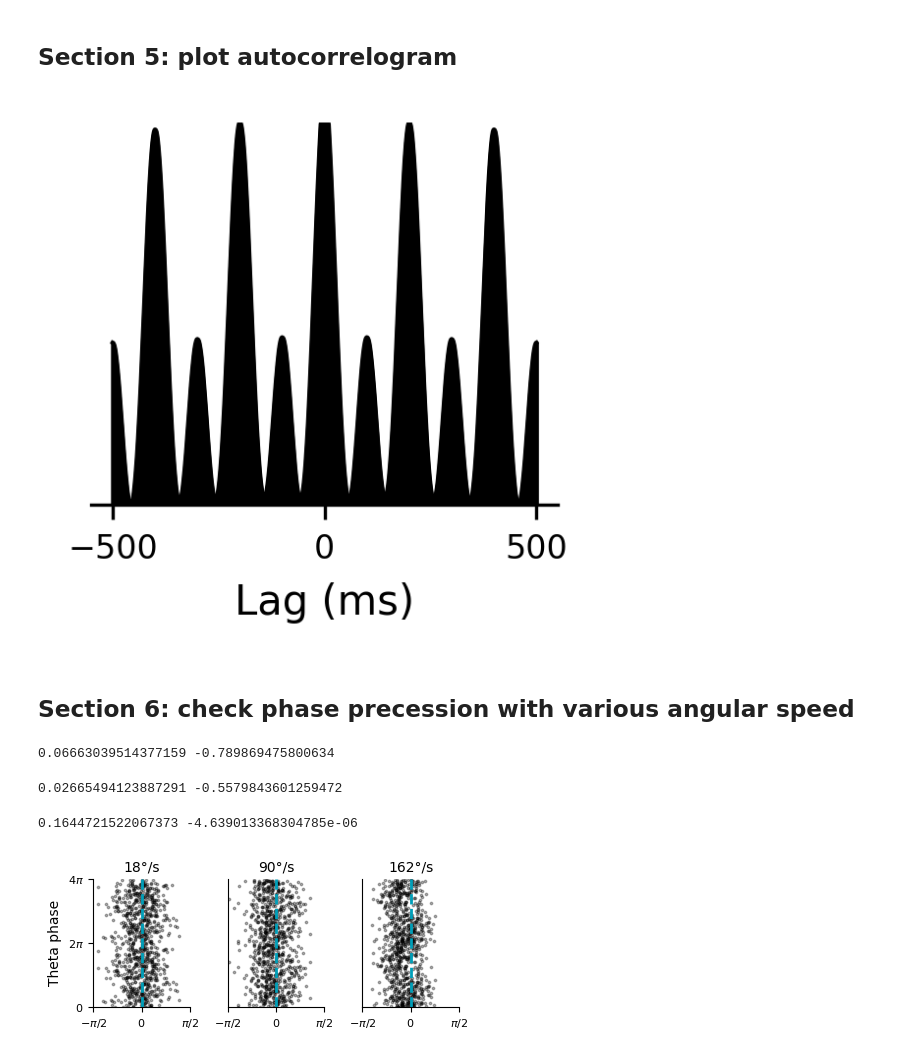
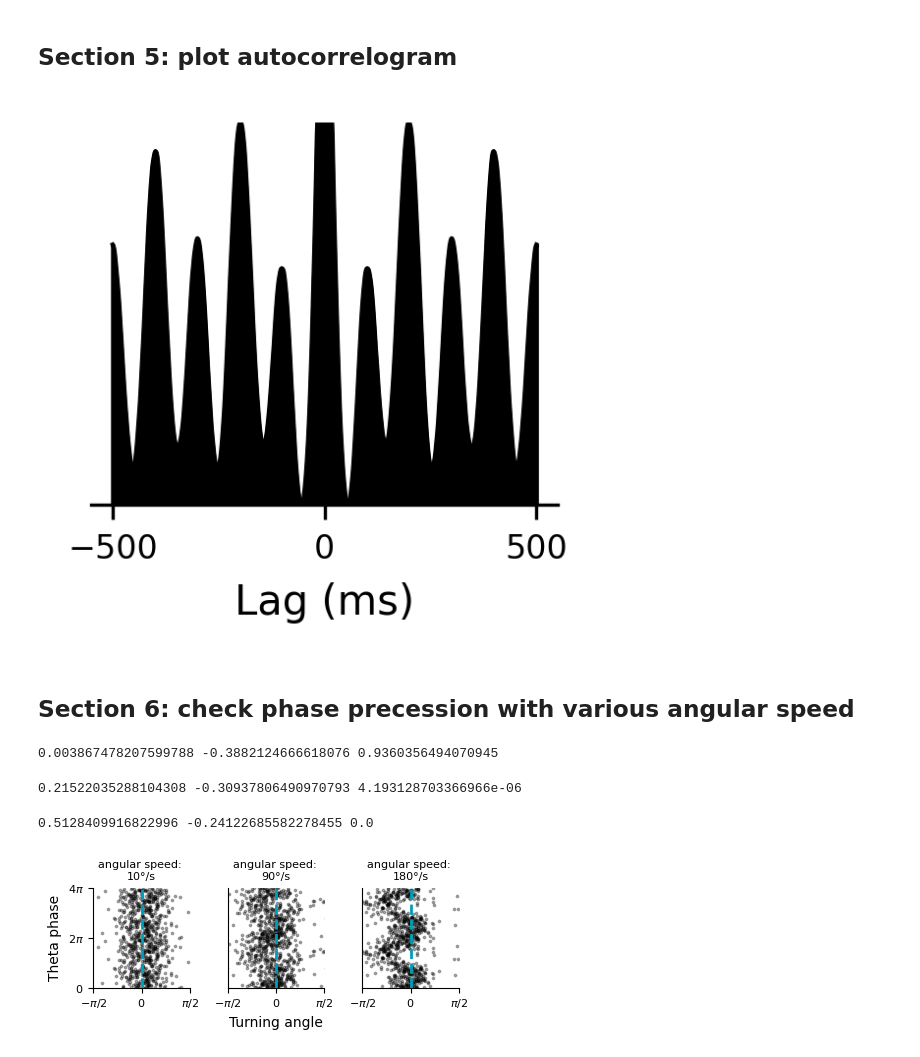
Before and after one commit to ZilongJi/HDPhasePrecession, a Jupyter notebook: HD_Sweeps.ipynb, the cells around one changed output. Saved outputs shown, nothing was run; the diff lists cells and outputs as text; code cells hidden in the pictures.

```diff
--- a/HD_Sweeps.ipynb
+++ b/HD_Sweeps.ipynb
@@ -143,7 +143,7 @@ def plot_phaseprecession(ax, cellindex, HD_activity, Head_direction, theta_phase
 
     ax.axvline(x=0, color='#009FB9', linestyle='--', linewidth=2, label = 'preferred direction')
 
-    circ_lin_corr, pval, slope, phi0, RR = cl_corr(hd_spike, tp_spike, min_slope=-1, max_slope=0, bootstrap_iter=3000, return_pval=True)
+    circ_lin_corr, pval, slope, phi0, RR = cl_corr(hd_spike, tp_spike, min_slope=-1., max_slope=0., bootstrap_iter=3000, return_pval=True)
 
     if addfitline:
         # Plot the circular-linear regression
@@ -164,8 +164,8 @@ def plot_phaseprecession(ax, cellindex, HD_activity, Head_direction, theta_phase
     ax.set_xlabel('Turning angle', fontsize=labelsize)
     ax.set_ylabel('Theta phase', fontsize=labelsize)
     #activity colorbar
-    ax.set_xlim(-0.5*np.pi, 0.5*np.pi)
-    ax.set_xticks([-0.5*np.pi, 0, 0.5*np.pi])
+    ax.set_xlim(-np.pi/2, np.pi/2)
+    ax.set_xticks([-np.pi/2, 0, np.pi/2])
     ax.set_xticklabels([r'$-\pi/2$', r'$0$', r'$\pi/2$'])
     ax.set_ylim(0, 4*np.pi)
     ax.set_yticks([0, 2*np.pi, 4*np.pi])
@@ -177,7 +177,7 @@ def plot_phaseprecession(ax, cellindex, HD_activity, Head_direction, theta_phase
     ax.spines['top'].set_visible(False)
     ax.spines['right'].set_visible(False)
 
-    return ax, circ_lin_corr, slope
+    return ax, circ_lin_corr, slope, pval
 
 def plot_autocorrelation(ax, autocorr_r_probe):
 
@@ -290,7 +290,7 @@ plt.savefig('/home/zilong/Desktop/HDPhasePrecession/figures/HD_sweep_rotating.pd
 # %% [markdown]
 ## Section 4: plot phase precession of turning angle
 # %%
-def simulate(angular_velocity_gain=1, theta_mod_base=0.2, numT=100000):
+def simulate(angular_velocity_gain=1, theta_mod_base=0.2, theta_mod_gain=0.2, numT=100000):
 
     '''
     0.5, 15, 1: precession HD
@@ -312,7 +312,7 @@ def simulate(angular_velocity_gain=1, theta_mod_base=0.2, numT=100000):
         t = i*bm.dt
         theta_phase = bm.mod(t, T_theta)/T_theta
         #calculate TheataModulator at time step i
-        ThetaModulator_HD = 1+(theta_mod_base+0.2*angular_velocity_gain)*bm.cos(theta_phase*2*bm.pi)
+        ThetaModulator_HD = 1+(theta_mod_base+theta_mod_gain*angular_velocity_gain)*bm.cos(theta_phase*2*bm.pi)
         #ThetaModulator_HD = 1+0*bm.cos(theta_phase*2*bm.pi)
         HD_net.step_run(i, Head_direction, ThetaModulator_HD)
         Internal_direction = HD_net.center
@@ -326,7 +326,7 @@ def simulate(angular_velocity_gain=1, theta_mod_base=0.2, numT=100000):
 
     time_steps = np.arange(numT)
 
-    Head_direction = generate_traj_hd(x0=0, v=angular_velocity, T=numT, var=10)
+    Head_direction = generate_traj_hd(x0=0, v=angular_velocity, T=numT, var=1)
     # plt.figure()
     Head_direction = circular_smoothing(Head_direction, sigma=10)
 
@@ -339,7 +339,7 @@ def simulate(angular_velocity_gain=1, theta_mod_base=0.2, numT=100000):
 
     return time_steps, Head_direction, center_HD, max_bump_activity, HD_activity, theta_phase
 # %%
-results = simulate(angular_velocity_gain=1, theta_mod_base=0.1, numT=200000)
+results = simulate(angular_velocity_gain=1, theta_mod_base=0.1, theta_mod_gain=0.2, numT=200000)
 time_steps, Head_direction, center_HD, max_bump_activity, HD_activity, theta_phase = results
 
 # fig, axs  = plt.subplots(1, 2, figsize=(4, 2), dpi=300, width_ratios=[2, 1])
@@ -357,7 +357,7 @@ time_steps, Head_direction, center_HD, max_bump_activity, HD_activity, theta_pha
 # ax = axs[1]
 fig, ax  = plt.subplots(1, 1, figsize=(2, 2), dpi=300)
 cellindex = 50
-ax, clr, slope = plot_phaseprecession(ax, cellindex, HD_activity, Head_direction, theta_phase)
+ax, clr, slope, pval = plot_phaseprecession(ax, cellindex, HD_activity, Head_direction, theta_phase)
 
 plt.tight_layout()
 
@@ -417,33 +413,37 @@ ax = plot_autocorrelation(ax, autocorr_r_probe)
 plt.tight_layout()
 plt.savefig('/home/zilong/Desktop/HDPhasePrecession/figures/model_autocorrelation.pdf', dpi=300)
 # %% [output]
-[figure, old version]
+[figure, new version]
 # %% [markdown]
 ## Section 6: check phase precession with various angular speed
 # %%
 fig, axs = plt.subplots(1, 3, figsize=(4.5, 2.0), dpi=100)
 
-for i, angular_gain in enumerate(np.arange(0.1,1.0,0.4)):
-    results = simulate(angular_velocity_gain=angular_gain, theta_mod_base=0.1)
+for i, angular_gain in enumerate([10/180, 90/180, 180/180]):
+    results = simulate(angular_velocity_gain=angular_gain, theta_mod_base=0.0, theta_mod_gain=0.6, numT=100000)
     time_steps, Head_direction, center_HD, max_bump_activity, HD_activity, theta_phase = results
 
     ax = axs[i]
     cellindex = 50
-    ax, clr, slope = plot_phaseprecession(ax, cellindex, HD_activity, Head_direction, theta_phase, addfitline=False)
+    addfitline = False
+    ax, clr, slope, pval = plot_phaseprecession(ax, cellindex, HD_activity, Head_direction, theta_phase, addfitline=addfitline)
     #add titke
-    ax.set_title(str(int(angular_gain*180))+'°/s', fontsize=10)
+    ax.set_title('angular speed: \n'+str(int(angular_gain*180))+'°/s', fontsize=8)
     ax.set_xlabel('')
     if i !=0:
         ax.set_ylabel('')
         ax.set_yticks([])
     if i == 1:
         ax.set_xlabel('Turning angle', fontsize=10)
-    print(clr, slope)
+    print(clr, slope, pval)
 plt.tight_layout()
 
-plt.savefig('/home/zilong/Desktop/HDPhasePrecession/figures/model_phaseprecession_varyspeed.pdf', dpi=300)
+if addfitline==True:
+    plt.savefig('/home/zilong/Desktop/HDPhasePrecession/figures/model_phaseprecession_varyspeed_fitline.pdf', dpi=300)
+else:
+    plt.savefig('/home/zilong/Desktop/HDPhasePrecession/figures/model_phaseprecession_varyspeed.pdf', dpi=300)
 # %% [output]
-0.06663039514377159 -0.789869475800634
+0.003867478207599788 -0.3882124666618076 0.9360356494070945
-0.02665494123887291 -0.5579843601259472
+0.21522035288104308 -0.30937806490970793 4.193128703366966e-06
-0.1644721522067373 -4.639013368304785e-06
+0.5128409916822996 -0.24122685582278455 0.0
-[figure, old version]
+[figure, new version]
```
Also changed, not shown: parts of 5 cells of this notebook.
